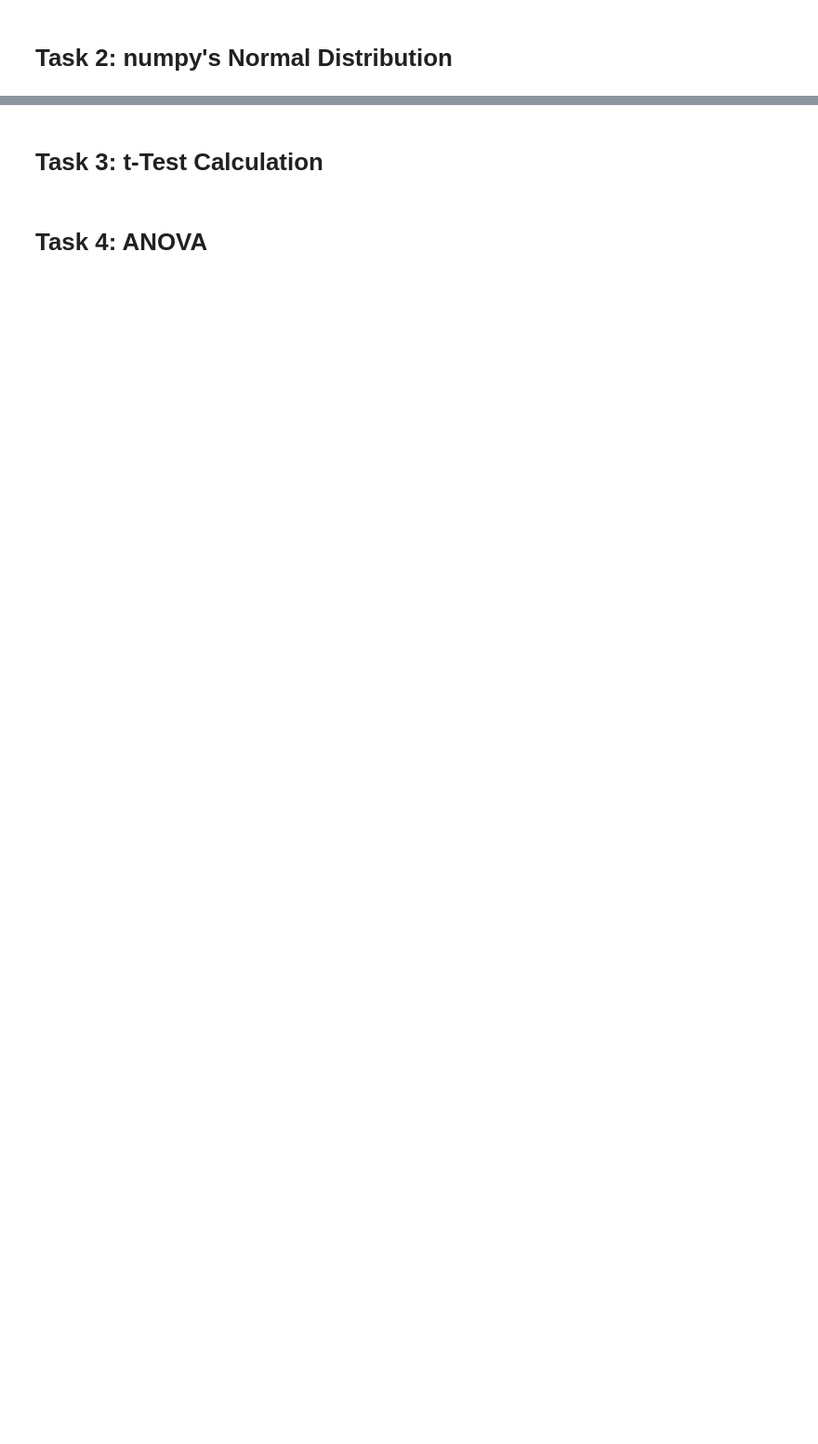
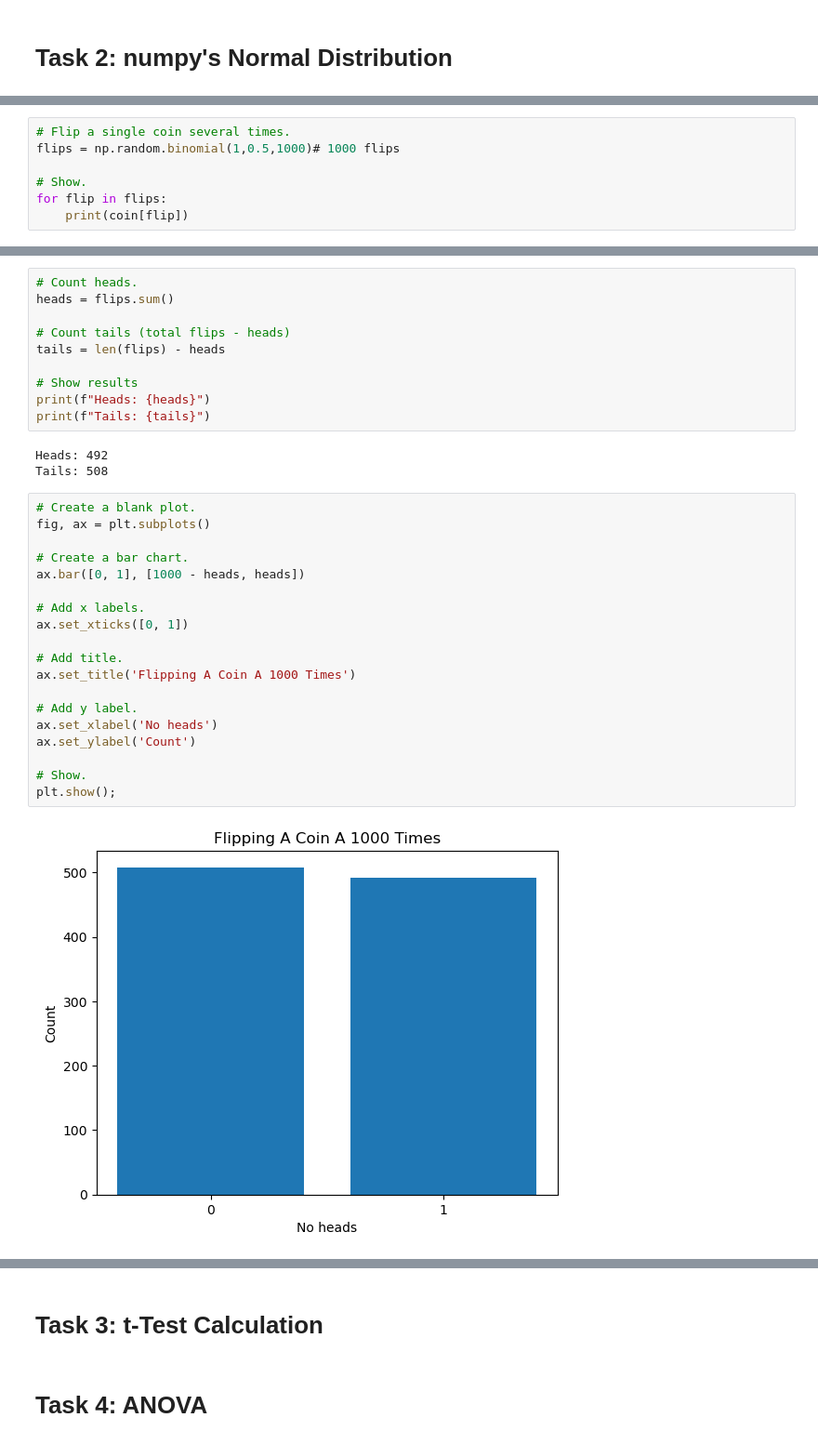
Before and after one commit to AndreaCignoni/applied_statistics_assessment, a Jupyter notebook: tasks.ipynb, the cells around one changed output, grey strips where cells are left out. Shown: that part at 93% size. Saved outputs shown, nothing was run; the diff lists cells and outputs as text; blank space fills up the shorter version.

Commit message:
Binomial distribution shown by flipping two coins

```diff
--- a/tasks.ipynb
+++ b/tasks.ipynb
@@ -286,0 +331,7 @@ ax.bar(counts[0], counts[1])
+# %%
+# Flip a single coin several times.
+flips = np.random.binomial(1,0.5,1000)# 1000 flips
+
+# Show.
+for flip in flips:
+    print(coin[flip])
@@ -286,0 +356,34 @@ ax.bar(counts[0], counts[1])
+# %%
+# Count heads.
+heads = flips.sum()
+
+# Count tails (total flips - heads)
+tails = len(flips) - heads
+
+# Show results
+print(f"Heads: {heads}")
+print(f"Tails: {tails}")
+# %% [output]
+Heads: 492
+Tails: 508
+# %%
+# Create a blank plot.
+fig, ax = plt.subplots()
+
+# Create a bar chart.
+ax.bar([0, 1], [1000 - heads, heads])
+
+# Add x labels.
+ax.set_xticks([0, 1])
+
+# Add title.
+ax.set_title('Flipping A Coin A 1000 Times')
+
+# Add y label.
+ax.set_xlabel('No heads')
+ax.set_ylabel('Count')
+
+# Show.
+plt.show();
+# %% [output]
+[figure, added]
```
Also changed, not shown: parts of 23 cells of this notebook.
